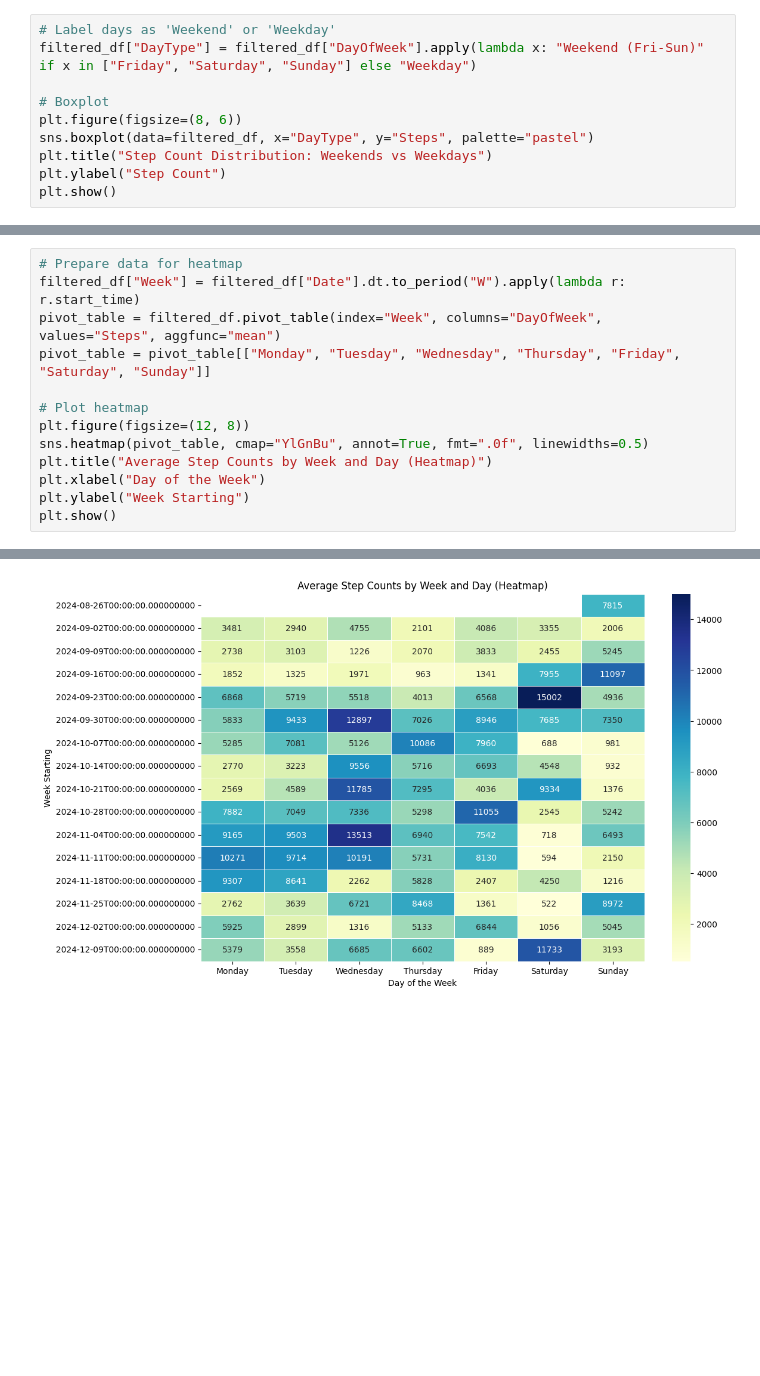
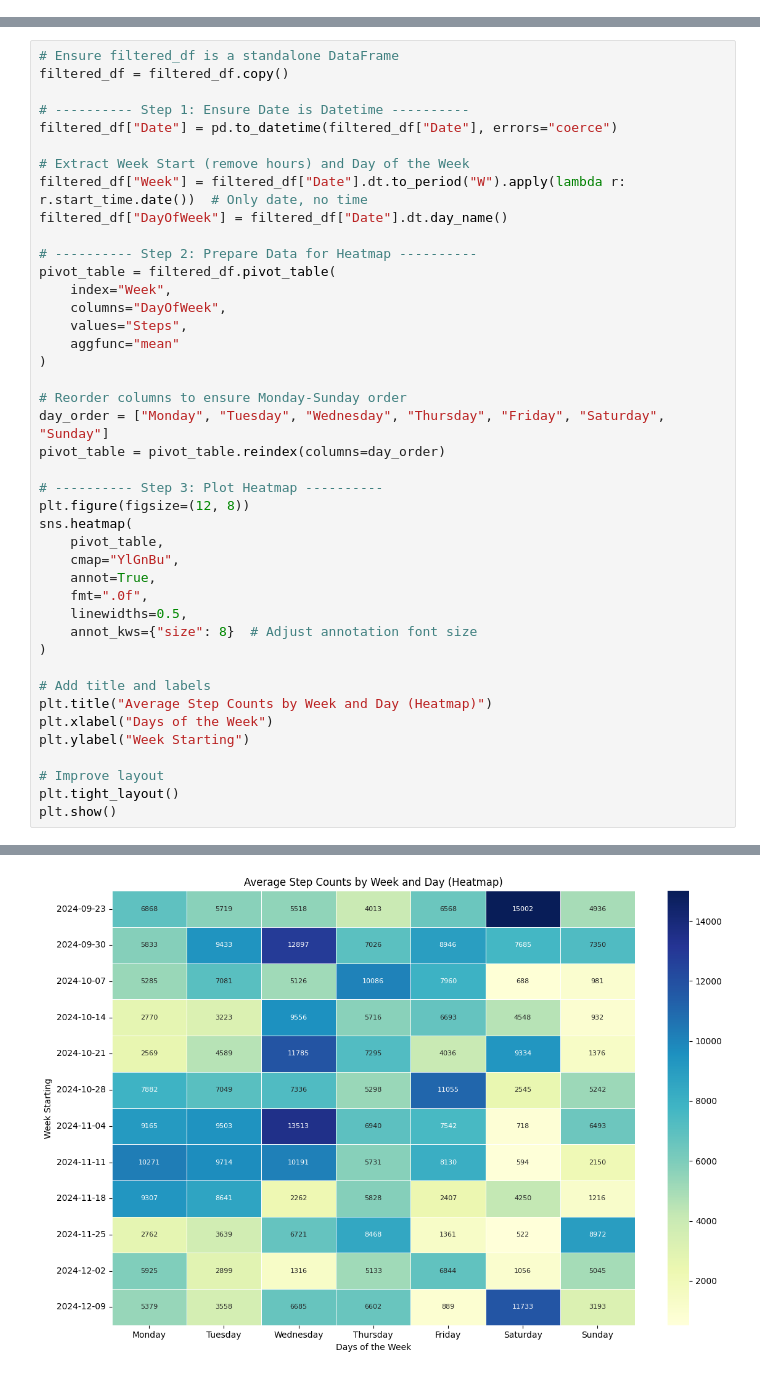
Before and after one commit to utkucaglar/Data_Analysis_Project, a Jupyter notebook: health_data_analysis.ipynb, the cells around one changed output, grey strips where cells are left out. Drawn from its saved outputs; the diff is of its cells as text; blank space fills up the shorter version.

Commit message:
made some fixes and adjustments

```diff
--- a/health_data_analysis.ipynb
+++ b/health_data_analysis.ipynb
@@ -288,10 +299,0 @@ ConversionError: Failed to convert value(s) to axis units: Timestamp('2024-10-21
-# %%
-# Label days as 'Weekend' or 'Weekday'
-filtered_df["DayType"] = filtered_df["DayOfWeek"].apply(lambda x: "Weekend (Fri-Sun)" if x in ["Friday", "Saturday", "Sunday"] else "Weekday")
-
-# Boxplot
-plt.figure(figsize=(8, 6))
-sns.boxplot(data=filtered_df, x="DayType", y="Steps", palette="pastel")
-plt.title("Step Count Distribution: Weekends vs Weekdays")
-plt.ylabel("Step Count")
-plt.show()
@@ -309,14 +300,43 @@ Passing `palette` without assigning `hue` is deprecated and will be removed in v
 # %%
-# Prepare data for heatmap
-filtered_df["Week"] = filtered_df["Date"].dt.to_period("W").apply(lambda r: r.start_time)
-pivot_table = filtered_df.pivot_table(index="Week", columns="DayOfWeek", values="Steps", aggfunc="mean")
-pivot_table = pivot_table[["Monday", "Tuesday", "Wednesday", "Thursday", "Friday", "Saturday", "Sunday"]]
+# Ensure filtered_df is a standalone DataFrame
+filtered_df = filtered_df.copy()
 
-# Plot heatmap
+# ---------- Step 1: Ensure Date is Datetime ----------
+filtered_df["Date"] = pd.to_datetime(filtered_df["Date"], errors="coerce")
+
+# Extract Week Start (remove hours) and Day of the Week
+filtered_df["Week"] = filtered_df["Date"].dt.to_period("W").apply(lambda r: r.start_time.date())  # Only date, no time
+filtered_df["DayOfWeek"] = filtered_df["Date"].dt.day_name()
+
+# ---------- Step 2: Prepare Data for Heatmap ----------
+pivot_table = filtered_df.pivot_table(
+    index="Week",
+    columns="DayOfWeek",
+    values="Steps",
+    aggfunc="mean"
+)
+
+# Reorder columns to ensure Monday-Sunday order
+day_order = ["Monday", "Tuesday", "Wednesday", "Thursday", "Friday", "Saturday", "Sunday"]
+pivot_table = pivot_table.reindex(columns=day_order)
+
+# ---------- Step 3: Plot Heatmap ----------
 plt.figure(figsize=(12, 8))
-sns.heatmap(pivot_table, cmap="YlGnBu", annot=True, fmt=".0f", linewidths=0.5)
+sns.heatmap(
+    pivot_table,
+    cmap="YlGnBu",
+    annot=True,
+    fmt=".0f",
+    linewidths=0.5,
+    annot_kws={"size": 8}  # Adjust annotation font size
+)
+
+# Add title and labels
 plt.title("Average Step Counts by Week and Day (Heatmap)")
-plt.xlabel("Day of the Week")
+plt.xlabel("Days of the Week")
 plt.ylabel("Week Starting")
+
+# Improve layout
+plt.tight_layout()
 plt.show()
 # %% [output]
@@ -328 +343 @@ See the caveats in the documentation: https://pandas.pydata.org/pandas-docs/stab
-[figure, old version]
+[figure, new version]
```
Also changed, not shown: parts of 7 cells of this notebook.
